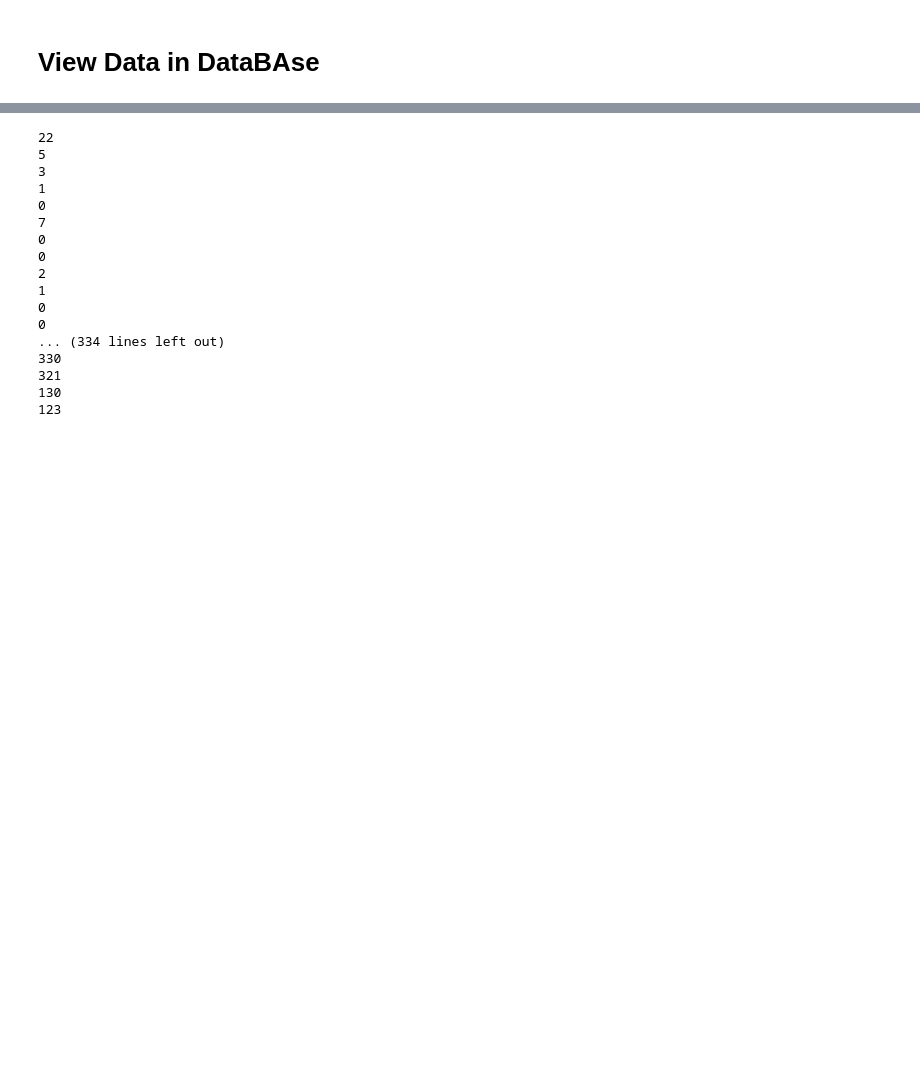
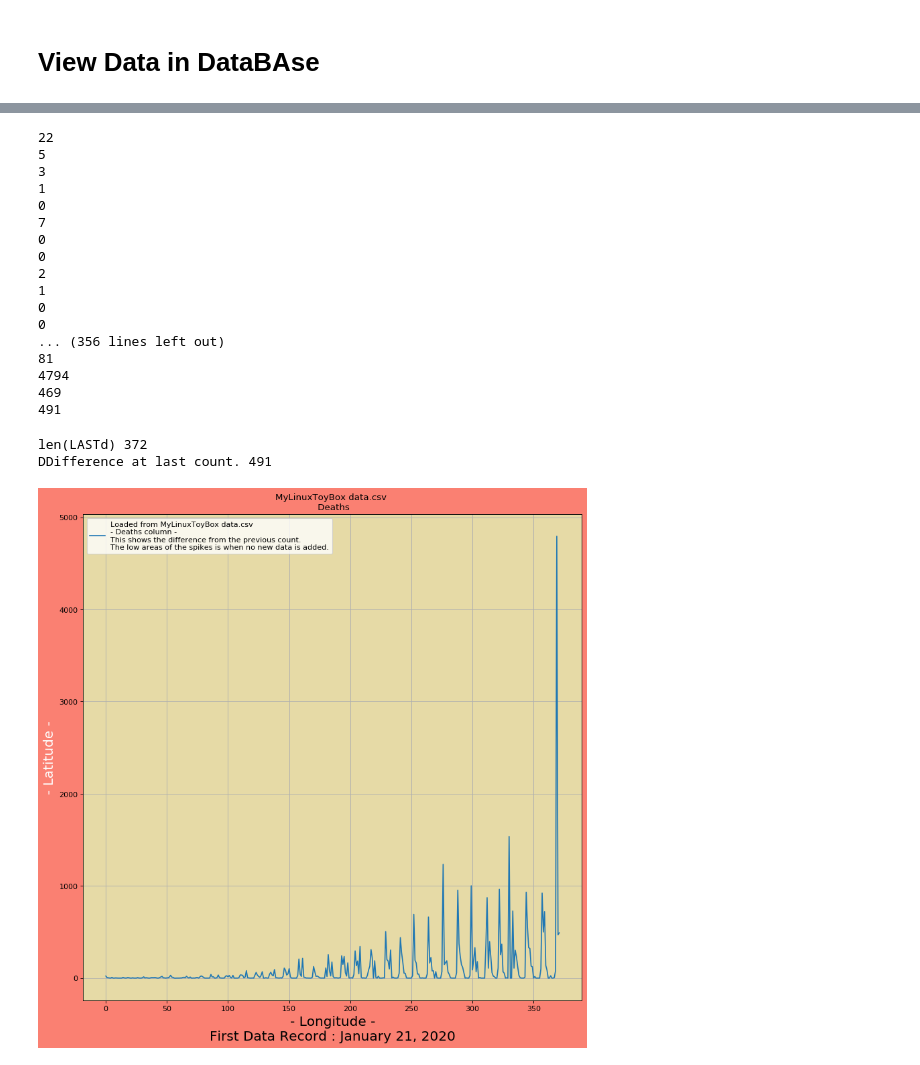
Before and after one commit to JupyterJones/COVID-19-Jupyter-Notebooks, a Jupyter notebook: Using-MyLinuxToyBox---data.csv.ipynb, the cells around one changed output, grey strips where cells are left out. Saved outputs shown, nothing was run; the diff lists cells and outputs as text; code cells hidden in the pictures; blank space fills up the shorter version.

```diff
--- a/Using-MyLinuxToyBox---data.csv.ipynb
+++ b/Using-MyLinuxToyBox---data.csv.ipynb
@@ -604,6 +264,7 @@ for row in c.execute("select * from CORONA"):
 conn=sqlite3.connect("DATA/DATAcsv.db")
 c = conn.cursor()
 LASTd = []
+LASTD = []
 LASTd.append(0)
 cnt=0
 for row in c.execute("select * from CORONA"):
@@ -628,11 +289,43 @@ for row in c.execute("select * from CORONA"):
 1
 0
 0
-... (334 lines left out)
-330
-321
-130
-123
+... (356 lines left out)
+81
+4794
+469
+491
+# %%
+import matplotlib.pyplot as plt
+import csv
+from matplotlib.pyplot import text
+from matplotlib.pyplot import figure
+x = LASTD
+print("len(LASTd)",len(x),"\nDDifference at last count.",LASTD[-1])
+t=range(0,len(LASTD))
+fig = plt.figure(num=None, figsize=(12,12), dpi=80, facecolor='salmon')
+#fig = plt.figure()
+
+ax = fig.gca()
+
+ax.set_facecolor('xkcd:beige')
+#ax.set_facecolor(('#8eda8b'))
+plt.plot(t,x, label='Loaded from MyLinuxToyBox data.csv \n- Deaths column -\nThis shows the difference from the previous count.\nThe low areas of the spikes is when no new data is added.')
+
+
+plt.grid(True)
+
+plt.xlabel('- Longitude -\nFirst Data Record : January 21, 2020', fontsize=18)
+plt.title('Using Latitude and Longitude from:\n https://github.com/CSSEGISandData/COVID-19\n Black is Confirmed Cases and the Red are Deaths', fontsize=18)
+plt.ylabel('- Latitude -', fontsize=18, color="white")
+
+
+plt.title('MyLinuxToyBox data.csv \n Deaths')
+plt.legend()
+plt.show()
+# %% [output]
+len(LASTd) 372
+DDifference at last count. 491
+[figure, added]
 # %%
 import matplotlib.pyplot as plt
 import csv
```
Also changed, not shown: parts of 15 cells of this notebook, 30 other files.
